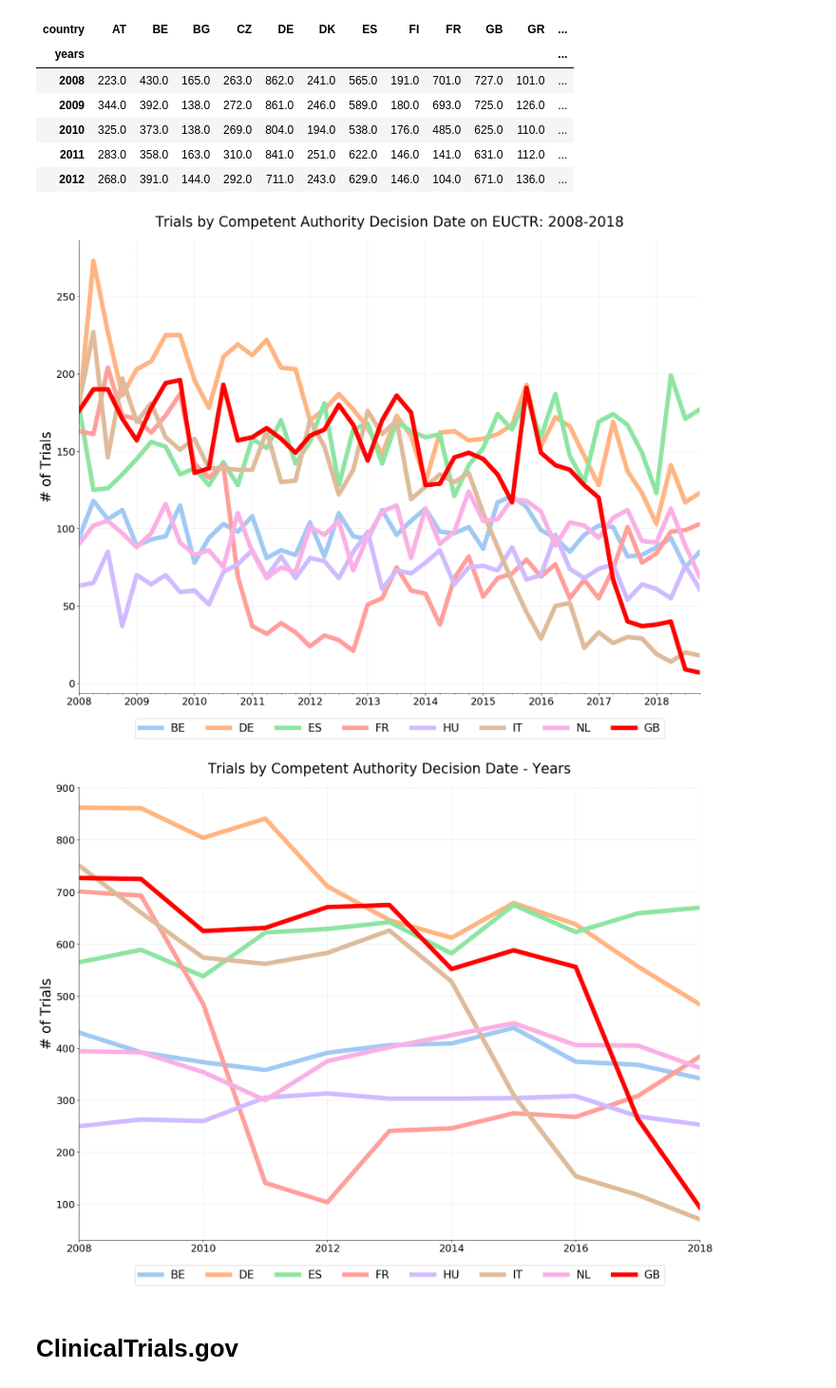
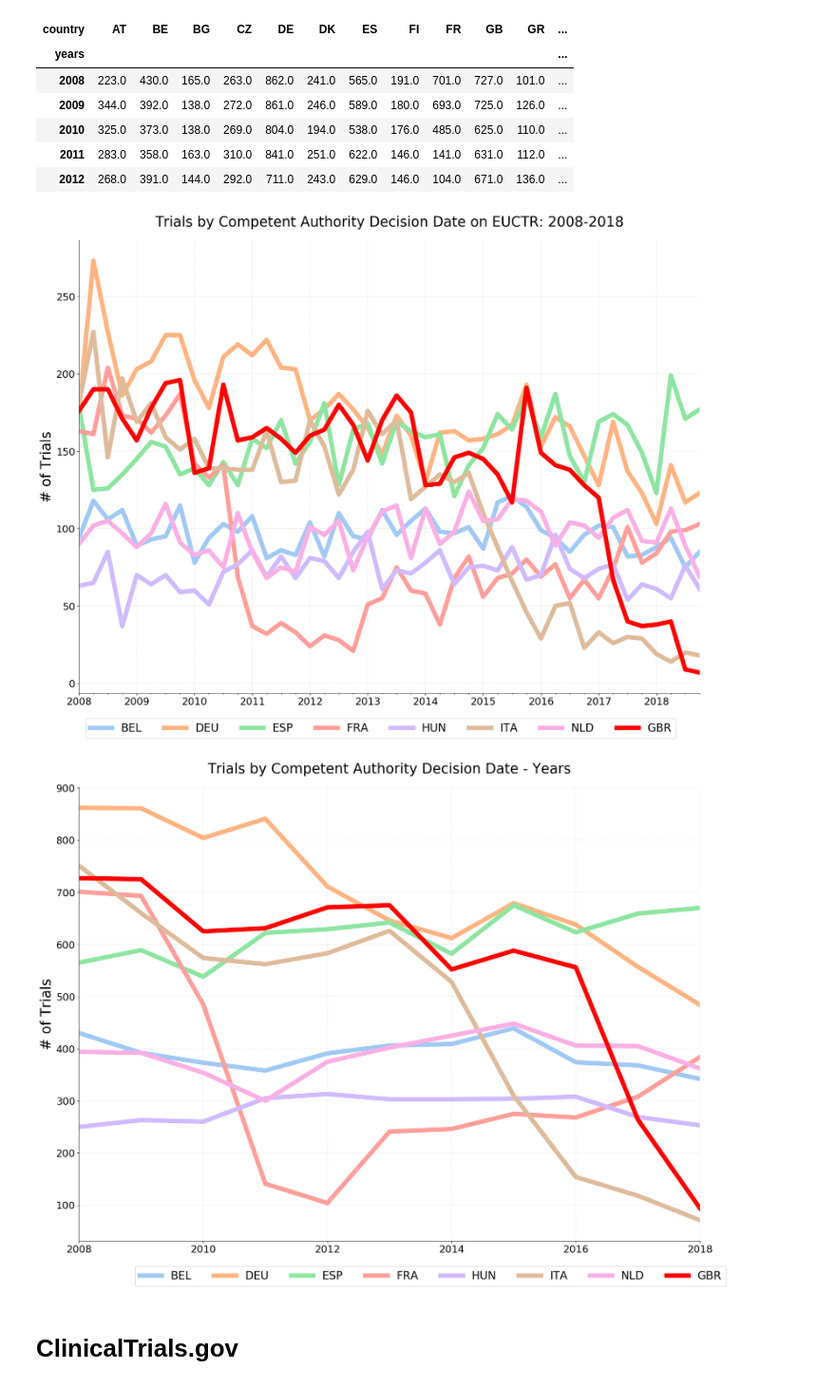
Before and after one commit to ebmdatalab/euctr_country_level_analysis, a Jupyter notebook: EUCTR Trends/Time Trends_neat.ipynb, the cells around one changed output. Shown at 95% size. Cells and saved outputs as stored; diff of their text form; code cells hidden in the pictures.

```diff
--- a/EUCTR Trends/Time Trends_neat.ipynb
+++ b/EUCTR Trends/Time Trends_neat.ipynb
@@ -167,42 +167,42 @@ ax.xaxis.set_label_text('')
 ax.yaxis.set_label_text('# of Trials', fontsize=25)
 ax.spines['top'].set_visible(False)
 ax.spines['right'].set_visible(False)
-ax.legend(loc=(.09,-.1), ncol = 8, fontsize = 20)
+ax.legend(labels = ['BEL', 'DEU', 'ESP', 'FRA', 'HUN', 'ITA', 'NLD', 'GBR'], loc=(.01,-.1), ncol = 8, fontsize = 20)
 ax.yaxis.grid(linestyle='--', linewidth=.25)
 ax.xaxis.grid(linestyle='--', linewidth=.25)
 plt.show()
 # %% [output]
-[figure, old version]
+[figure, new version]
 # %%
 # Reorder the columns by count in the last year
 df = pivoted_cad[included]
 cols = list(df.columns)
 
 # Put GB at the top
 cols.remove("GB")
 cols.append("GB")
 df = df.reindex(cols, axis=1)
 
 colors = sns.color_palette("pastel",n_colors=len(cols))
 
 
 colors[cols.index('GB')] = 'r'
 
 #Graph by years
 fig, ax = plt.subplots(figsize=(20,15), dpi = 100)
 df.plot(ax=ax, linewidth=8, color=colors)
 plt.tick_params(axis='both', which='major', labelsize=18)
 plt.title("Trials by Competent Authority Decision Date - Years", pad=25, fontsize=25)
 ax.xaxis.set_label_text('')
 ax.yaxis.set_label_text('# of Trials', fontsize=25)
 ax.spines['top'].set_visible(False)
 ax.spines['right'].set_visible(False)
-ax.legend(loc=(.09,-.1), ncol = 8, fontsize = 20)
+ax.legend(labels = ['BEL', 'DEU', 'ESP', 'FRA', 'HUN', 'ITA', 'NLD', 'GBR'], loc=(.09,-.1), ncol = 8, fontsize = 20)
 ax.yaxis.grid(linestyle='--', linewidth=.25)
 ax.xaxis.grid(linestyle='--', linewidth=.25)
 plt.show()
 # %% [output]
-[figure, old version]
+[figure, new version]
 # %% [markdown]
 # ClinicalTrials.gov
 # %%
```
Also changed, not shown: parts of 5 cells of this notebook.
